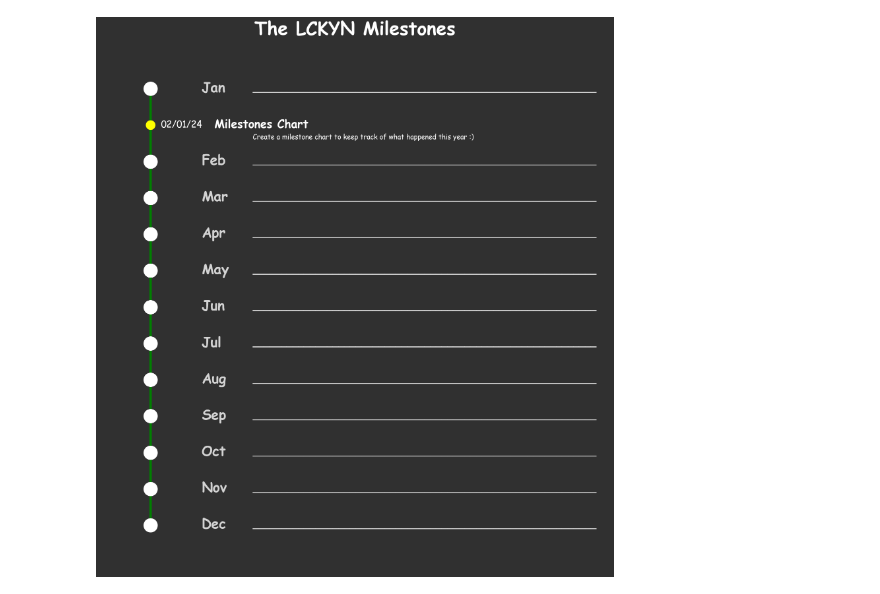
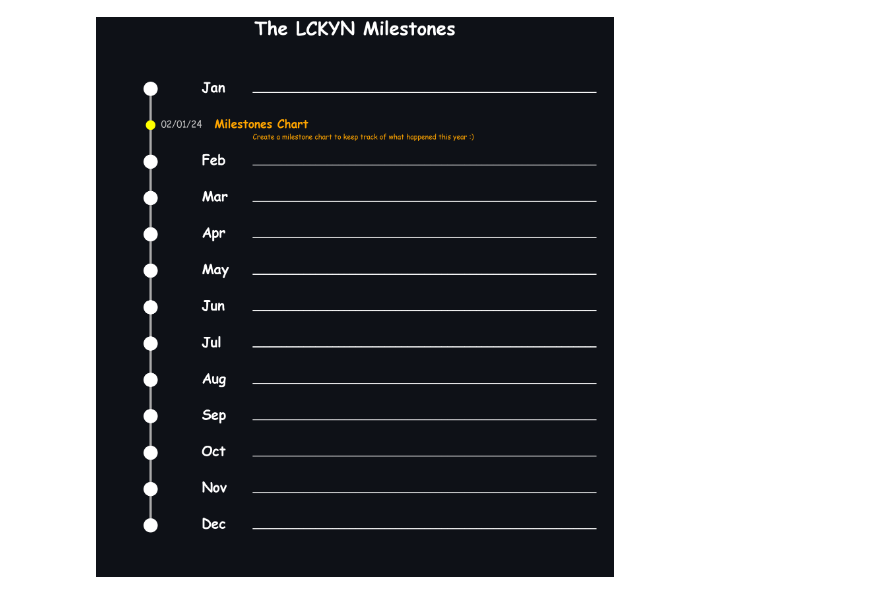
Before and after one commit to LCKYN/The-LCKYN-Milestones, a Jupyter notebook: code.ipynb, the cells around one changed output. Drawn from its saved outputs; the diff is of its cells as text; code cells hidden in the pictures.

```diff
--- a/code.ipynb
+++ b/code.ipynb
@@ -109,22 +109,24 @@ def plot_milestone():
     plt.show()
 
 
-def plot_milestone_dark_mode():
+def plot_milestone_dark_mode(darkmode):
     global milestones_df
     milestones_df = milestones_df.sort_values(by="time")
 
     height = (milestones_df.shape[0] + 1) * MULTIPLE
     fig, ax = plt.subplots(figsize=(20, height))
 
-    # Setting the background color to dark
-    fig.patch.set_facecolor("#303030")
-    ax.set_facecolor("#303030")
+    # Setting colors from the darkmode dictionary
+    fig.patch.set_facecolor(darkmode["background"])
+    ax.set_facecolor(darkmode["background"])
 
     for index, data in enumerate(milestones_df.itertuples()):
         y_pos = index * MULTIPLE + 1
 
-        # Adjusting text color for better visibility in dark mode
-        text_color = "white" if data.is_milestone else "lightgray"
+        # Choosing text color based on milestone status
+        text_color = (
+            darkmode["text_milestone"] if data.is_milestone else darkmode["text"]
+        )
 
         ax.text(
             2.25 if data.is_milestone else 2,
@@ -146,10 +148,14 @@ def plot_milestone_dark_mode():
             color=text_color,
         )
 
-        # Adjusting marker color for visibility
-        marker_color = "yellow" if data.is_milestone else "white"
+        # Choosing marker color based on milestone status
+        marker_color = (
+            darkmode["dot_milestone"] if data.is_milestone else darkmode["dot"]
+        )
         ax.plot(1, y_pos, "o", color=marker_color, markersize=data.size)
 
+        # Using the specific date text color
+        date_text_color = darkmode["text_date"]
         if data.is_milestone:
             ax.text(
                 1.2,
@@ -158,7 +164,7 @@ def plot_milestone_dark_mode():
                 fontsize=20,
                 ha="left",
                 va="center",
-                color=text_color,
+                color=date_text_color,
             )
 
         if index > 0:
@@ -166,7 +172,7 @@ def plot_milestone_dark_mode():
                 [1, 1],
                 [y_pos, (index - 1) * MULTIPLE + 1],
                 "-",
-                color="green",
+                color=darkmode["line"],
                 zorder=-1,
                 linewidth=5,
             )
@@ -174,7 +180,9 @@ def plot_milestone_dark_mode():
     ax.set_xlim(0, 10)
     ax.set_ylim(height, -1)
     ax.axis("off")
-    ax.set_title("The LCKYN Milestones", fontsize=40, fontweight="bold", color="white")
+    ax.set_title(
+        "The LCKYN Milestones", fontsize=40, fontweight="bold", color=darkmode["text"]
+    )
 
     fig.savefig(
         "The LCKYN Milestones Dark Mode.png",
@@ -191,7 +199,18 @@ add_milestone(
     "orange",
     20,
 )
-# %%
-plot_milestone_dark_mode()
-# %% [output]
-[figure, removed]
+# %%
+# Example usage
+darkmode = {
+    "line": "#AAAAAA",
+    "dot": "#FFFFFF",
+    "dot_milestone": "#FFFF00",
+    "text": "#FFFFFF",
+    "text_milestone": "#FFA500",
+    "text_date": "#C0C0C0",
+    "background": "#0e1117",
+}
+
+plot_milestone_dark_mode(darkmode)
+# %% [output]
+[figure, added]
```
Also changed, not shown: parts of 1 cell of this notebook, 2 other files.
